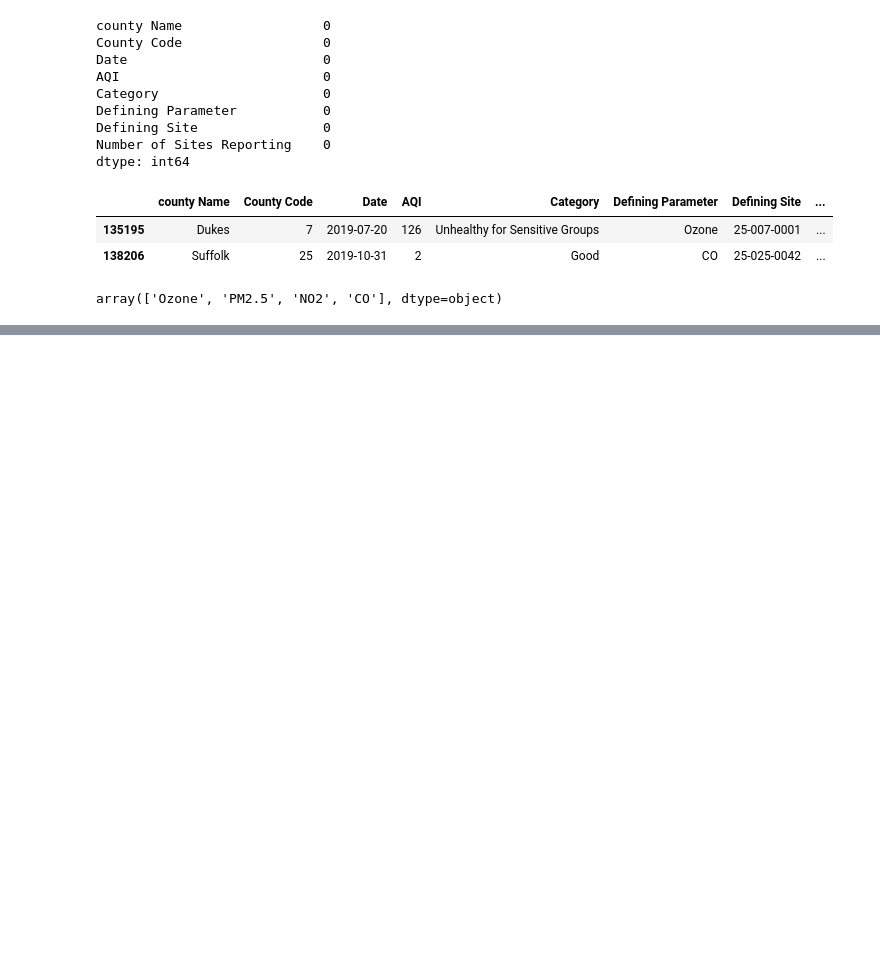
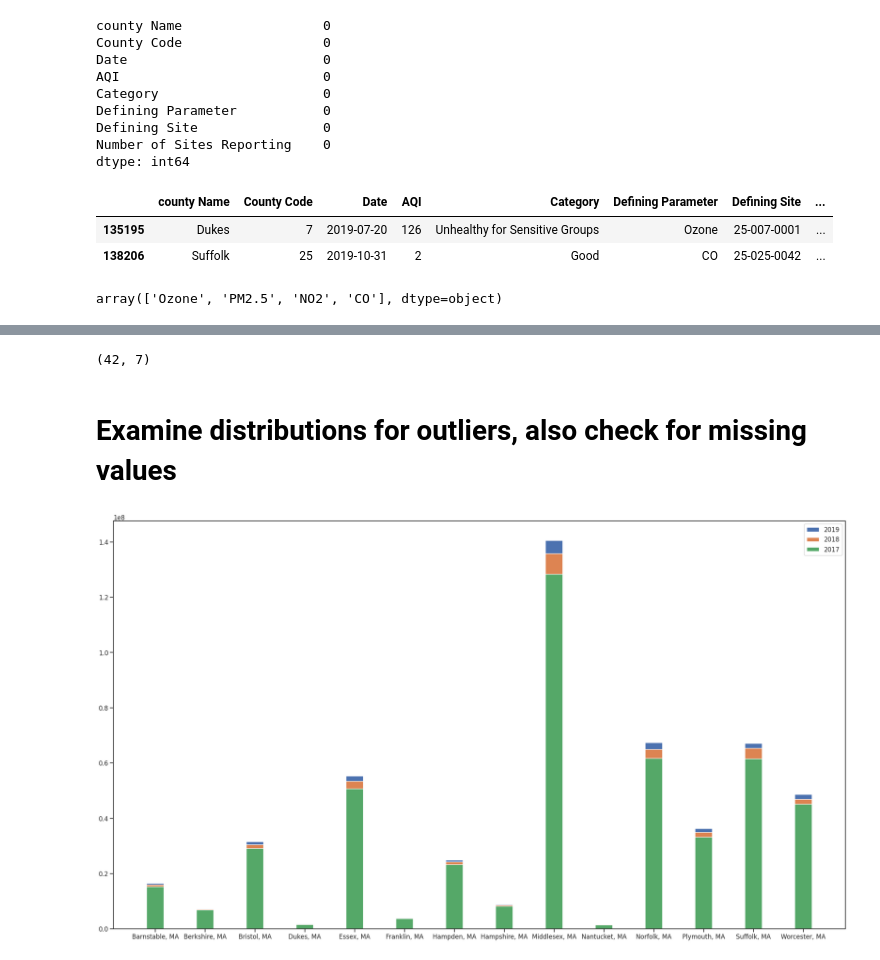
Before and after one commit to willkchan/Pollution-Forecast, a Jupyter notebook: src/preparation/Data_Wrangling2.ipynb, the cells around one changed output, grey strips where cells are left out. Cells and saved outputs as stored; diff of their text form; code cells hidden in the pictures; blank space fills up the shorter version.

Commit message:
added distributions of income county for mass

```diff
--- a/src/preparation/Data_Wrangling2.ipynb
+++ b/src/preparation/Data_Wrangling2.ipynb
@@ -138,0 +192,7 @@ array(['Ozone', 'PM2.5', 'NO2', 'CO'], dtype=object)
+# %%
+# change income values to float
+county_income_2017_2019['2017'] = pd.to_numeric(county_income_2017_2019['2017'], downcast='float', errors='coerce')
+county_income_2017_2019['2018'] =pd.to_numeric(county_income_2017_2019['2018'], downcast='float', errors='coerce')
+county_income_2017_2019['2019'] =pd.to_numeric(county_income_2017_2019['2019'], downcast='float', errors='coerce')
+
+county_income_2017_2019.dtypes
@@ -138,0 +208,8 @@ array(['Ozone', 'PM2.5', 'NO2', 'CO'], dtype=object)
+# %%
+print(county_income_2017_2019.columns)
+county_income_2017_2019
+
+# get rid of " and space char in GeoFIPS
+county_income_2017_2019['GeoFIPS'].replace(r'[" ]', '', regex=True, inplace=True)
+
+county_income_2017_2019
@@ -138,0 +231,9 @@ array(['Ozone', 'PM2.5', 'NO2', 'CO'], dtype=object)
+# %%
+# find all Mass values
+mass = county_income_2017_2019.GeoFIPS.str.startswith('25')
+county_mass_incomes = county_income_2017_2019.loc[mass]
+
+# remove the total mass stats
+county_mass_incomes.drop(county_mass_incomes.head(3).index, inplace=True)
+county_mass_incomes
+# mass
@@ -138,0 +262,27 @@ array(['Ozone', 'PM2.5', 'NO2', 'CO'], dtype=object)
+# %%
+county_mass_incomes.shape
+# small distribution of incomes for mass and counties
+# %% [output]
+(42, 7)
+# %%
+# separate personal income, pop. and per capita income
+mass_personal_inc = county_mass_incomes.loc[county_mass_incomes.LineCode == 1.0]
+mass_pop = county_mass_incomes.loc[county_mass_incomes.LineCode == 2.0]
+mass_per_capita = county_mass_incomes.loc[county_mass_incomes.LineCode == 3.0]
+# %% [markdown]
+# Examine distributions for outliers, also check for missing values
+# %%
+# distribution of personal incomes in mass
+print(county_mass_incomes.isnull().sum())
+width = 0.35 # the width of the bars
+fig, ax = plt.subplots(figsize=(35,20))
+
+recs1 = ax.bar(mass_personal_inc.GeoName, mass_personal_inc['2019'], width, label='2019')
+recs2 = ax.bar(mass_personal_inc.GeoName, mass_personal_inc['2018'], width, label='2018')
+recs3 = ax.bar(mass_personal_inc.GeoName, mass_personal_inc['2017'], width, label='2017')
+
+ax.legend()
+plt.show()
+# surprised that middlesex makes more than suffolk county for personal income
+# %% [output]
+[figure, added]
```
Also changed, not shown: parts of 11 cells of this notebook.
